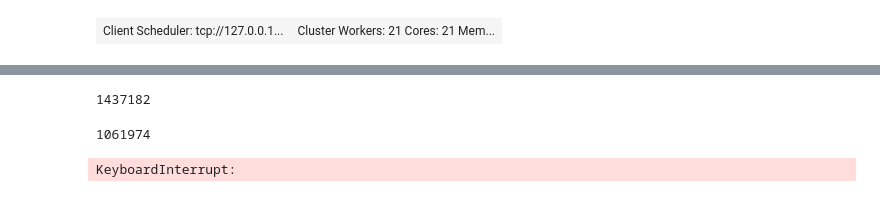
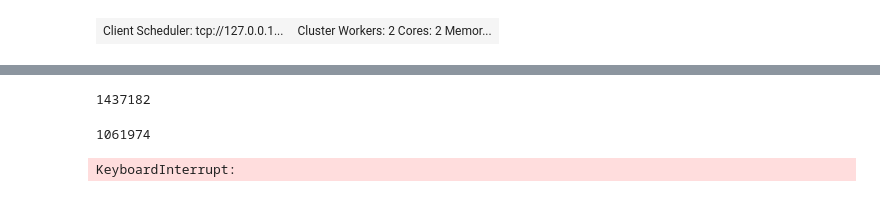
Before and after one commit to TovarnovM/neuro_missile, a Jupyter notebook: src/drone_3_3/parallel training 3.ipynb, the cells around one changed output, grey strips where cells are left out. Saved outputs shown, nothing was run; the diff lists cells and outputs as text; code cells hidden in the pictures.

```diff
--- a/src/drone_3_3/parallel training 3.ipynb
+++ b/src/drone_3_3/parallel training 3.ipynb
@@ -8,11 +8,12 @@ import matplotlib.pyplot as plt
 # %%
 from distributed import Client, LocalCluster
 
-n_workers  = 21
+n_workers  = 2
 cl = Client(LocalCluster(n_workers=n_workers, threads_per_worker=1))
+# cl = Client('tcp://127.0.0.1:50177')
 cl
 # %% [output]
-| Client Scheduler: tcp://127.0.0.1... | Cluster Workers: 21 Cores: 21 Mem... |
+| Client Scheduler: tcp://127.0.0.1... | Cluster Workers: 2 Cores: 2 Memor... |
 # %%
 def generate_data3(agent_dict, agent_dict_md, n_points):
     try:
```
Also changed, not shown: parts of 4 cells of this notebook, 18 other files.
